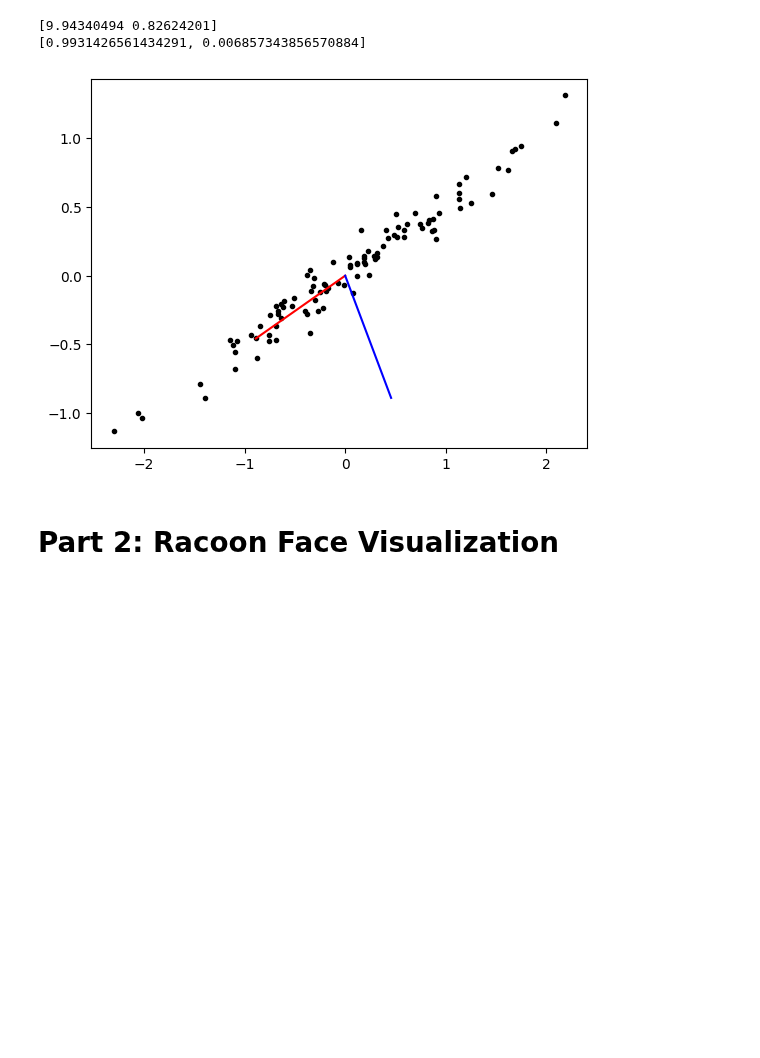
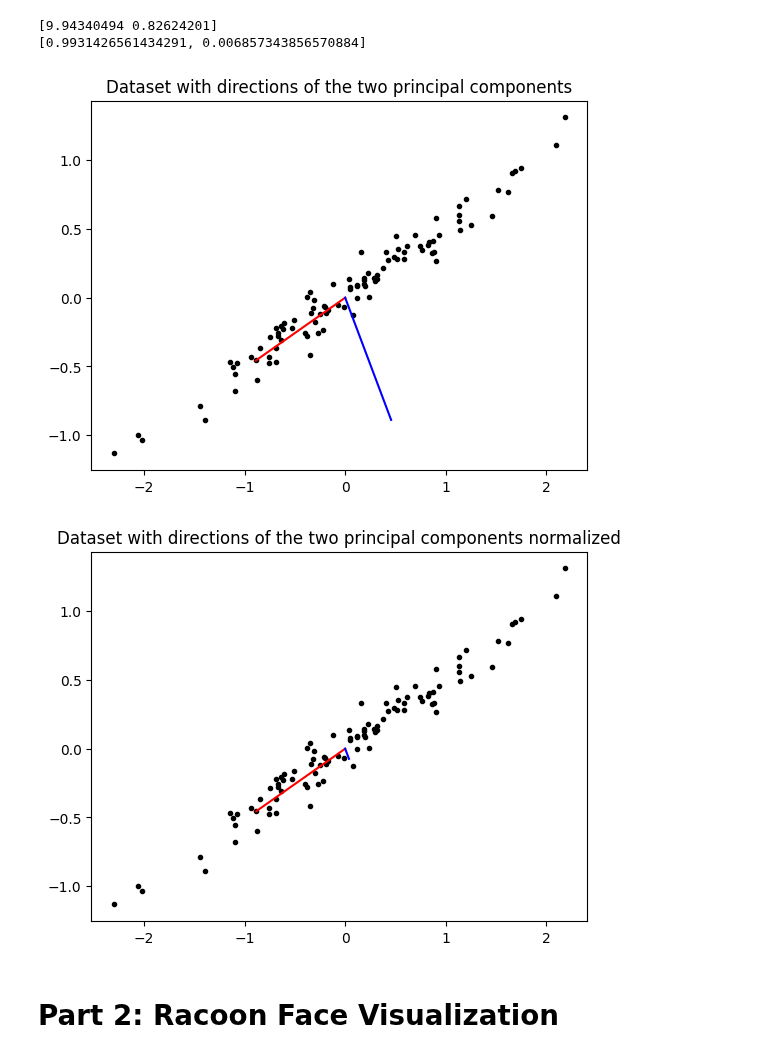
Before and after one commit to parimsuka/crowd-modeling-and-simulation, a Jupyter notebook: exercise3/src/pca_showcase.ipynb, the cells around one changed output. Saved outputs shown, nothing was run; the diff lists cells and outputs as text; code cells hidden in the pictures; blank space fills up the shorter version.

Commit message:
added plot of Part 1 dataset with principal components normalized

```diff
--- a/exercise3/src/pca_showcase.ipynb
+++ b/exercise3/src/pca_showcase.ipynb
@@ -35,11 +35,22 @@ print(f"{s}\n{energy_per_component}")
 # %%
 # plot the columns of vh.T (the rows of vh), which is the direction of the two principal components
 plt.scatter(pca_dataset_txt[:, 0], pca_dataset_txt[:, 1], s=3 ** 2, color="black")
 plt.plot([0, vh[0][0]], [0, vh[0][1]], color="red")
 plt.plot([0, vh[1][0]], [0, vh[1][1]], color="blue")
+plt.title("Dataset with directions of the two principal components")
 plt.show()
+
+# plot it with normalized vectors
+s_normalized = s / np.linalg.norm(s)
+
+plt.scatter(pca_dataset_txt[:, 0], pca_dataset_txt[:, 1], s=3 ** 2, color="black")
+plt.plot([0, vh[0][0]*s_normalized[0]], [0, vh[0][1]*s_normalized[0]], color="red")
+plt.plot([0, vh[1][0]*s_normalized[1]], [0, vh[1][1]*s_normalized[1]], color="blue")
+plt.title("Dataset with directions of the two principal components normalized")
+plt.show()
 # %% [output]
-[figure, old version]
+[figure, new version]
+[figure, added]
 # %% [markdown]
 # Part 2: Racoon Face Visualization
 # %%
```
Also changed, not shown: parts of 4 cells of this notebook.
